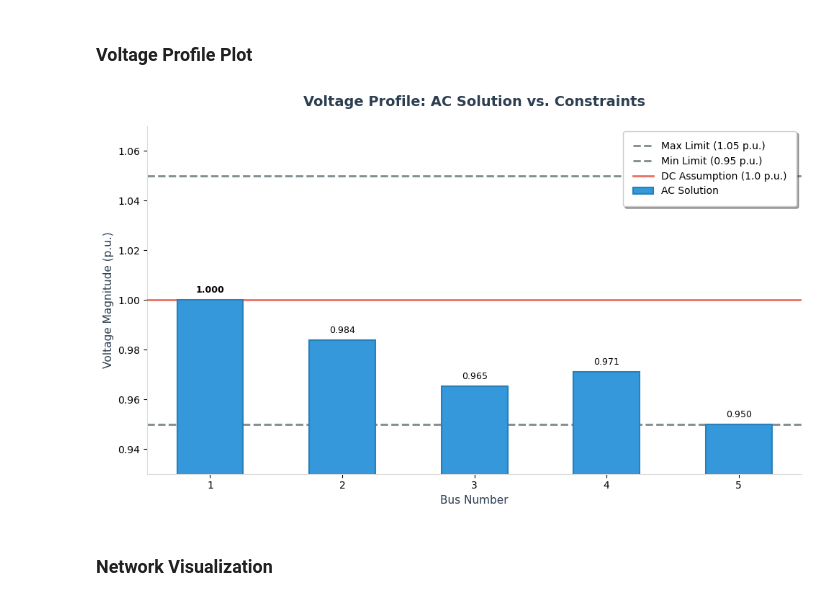
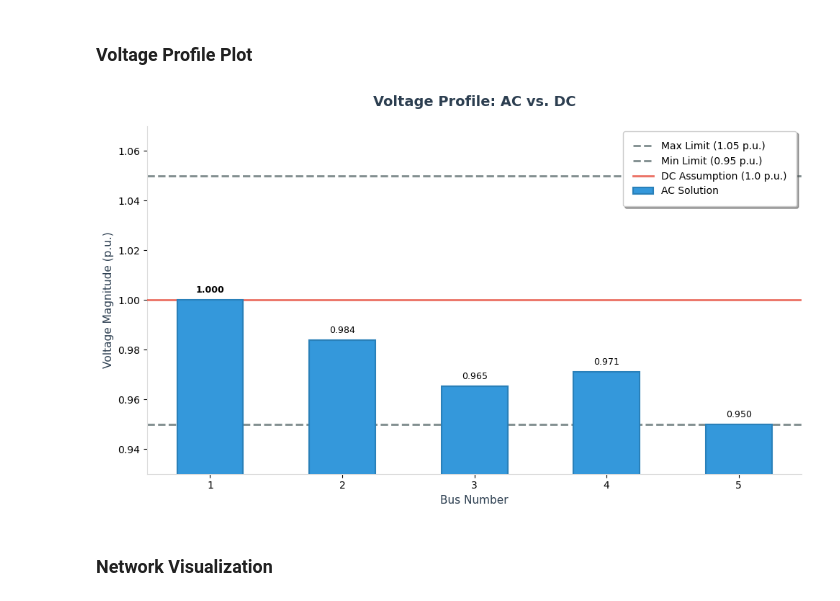
Before and after one commit to JontheFL/Optimal-Power-Flow, a Jupyter notebook: opf_starter.ipynb, the cells around one changed output. Saved outputs shown, nothing was run; the diff lists cells and outputs as text; code cells hidden in the pictures.

Commit message:
Adapted Plots

```diff
--- a/opf_starter.ipynb
+++ b/opf_starter.ipynb
@@ -93,8 +93,8 @@ def add_node_data(filename, m):
     m.nodes = pyo.Set(initialize=data.index.tolist())
 
     # TODO: Complete this function
-    m.V_max = pyo.Param(m.nodes, initialize=data['Vmax'].to_dict())
-    m.V_min = pyo.Param(m.nodes, initialize=data['Vmin'].to_dict())
+    m.V_max = pyo.Param(m.nodes, initialize=data['Vmax'].to_dict(), mutable=True)
+    m.V_min = pyo.Param(m.nodes, initialize=data['Vmin'].to_dict(), mutable=True)
 
     m.V_angle_max = pyo.Param(m.nodes, initialize=data['VAnglemax'].to_dict())
     m.V_angle_min = pyo.Param(m.nodes, initialize=data['VAnglemin'].to_dict())
@@ -459,35 +459,38 @@ def plot_voltage_profile_modern(model_ac):
     # Add text labels on top of bars
     for i, rect in enumerate(bars):
         height = rect.get_height()
         # Visual check: If the bar is practically 1.0, bold it to show it's the Slack Bus
         font_weight = 'bold' if abs(height - 1.0) < 1e-4 else 'normal'
 
         ax.annotate(f'{height:.3f}',
                     xy=(rect.get_x() + rect.get_width() / 2, height),
                     xytext=(0, 5),  # 5 points vertical offset
                     textcoords="offset points",
                     ha='center', va='bottom', fontsize=9, fontweight=font_weight,
                     bbox=dict(boxstyle="round,pad=0.2", fc="white", ec="none", alpha=0.7)) # legible background
 
     # --- 7. Final Polish ---
-    ax.set_title('Voltage Profile: AC Solution vs. Constraints', fontsize=14, fontweight='bold', pad=20, color='#2c3e50')
+    ax.set_title('Voltage Profile: AC vs. DC', fontsize=14, fontweight='bold', pad=20, color='#2c3e50')
     ax.set_ylabel('Voltage Magnitude (p.u.)', fontsize=11, color='#2c3e50')
     ax.set_xlabel('Bus Number', fontsize=11, color='#2c3e50')
 
     # Set x-ticks to match the Display IDs
     ax.set_xticks(x)
     ax.set_xticklabels(display_ids)
 
     # Custom Legend
     ax.legend(loc='upper right', frameon=True, fancybox=True, shadow=True, borderpad=1)
 
     plt.tight_layout()
+    plt.savefig('voltage_profile_ac_vs_dc.png', dpi=300)
     plt.show()
+
+
 
 # Run with your solved model
 plot_voltage_profile_modern(model_ac)
 # %% [output]
-[figure, old version]
+[figure, new version]
 # %% [markdown]
 ### Network Visualization
 # %%
```
Also changed, not shown: parts of 5 cells of this notebook, 4 other files.
